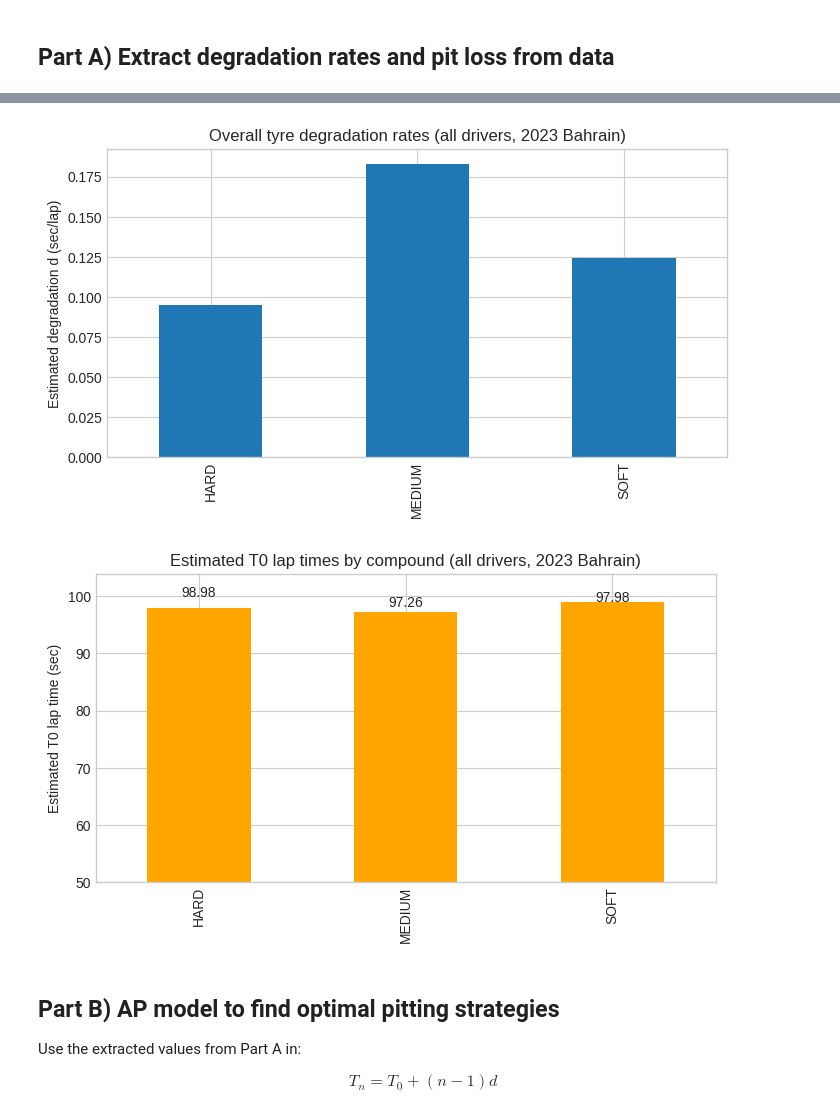
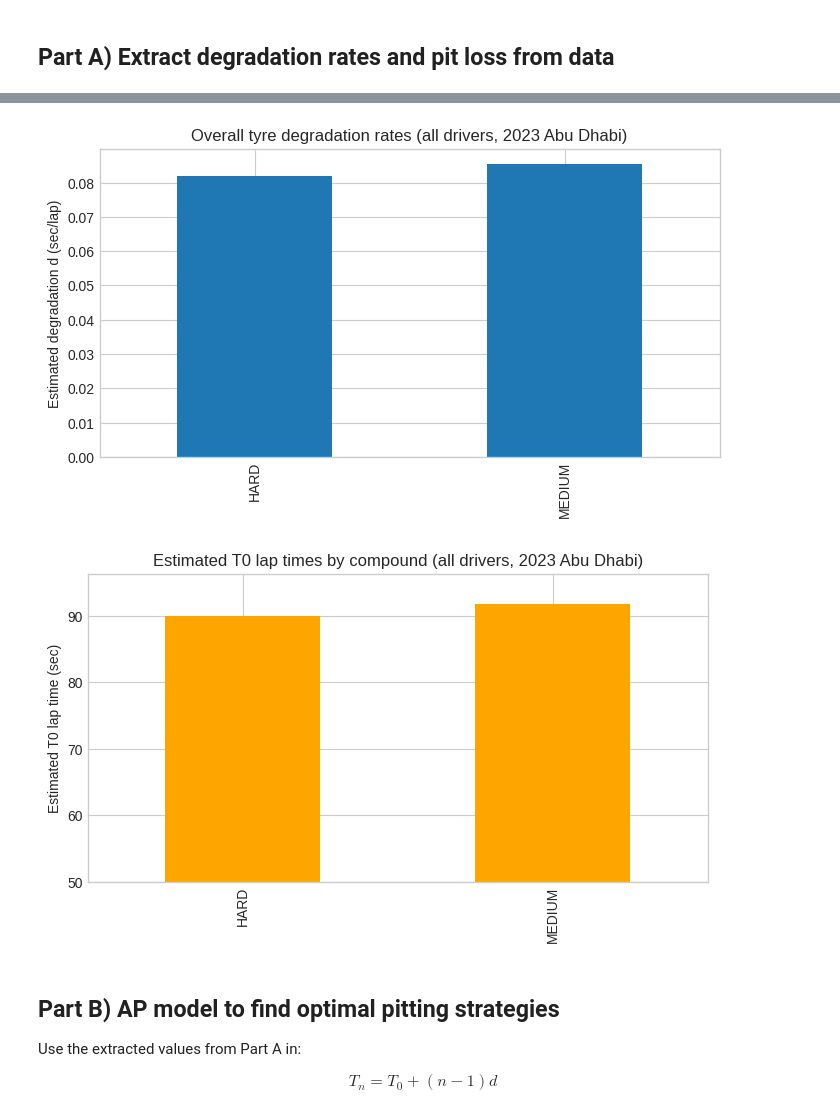
Before and after one commit to DET171/mit-2026, a Jupyter notebook: f1_tyre_degradation_all_drivers.ipynb, the cells around one changed output, grey strips where cells are left out. Saved outputs shown, nothing was run; the diff lists cells and outputs as text; code cells hidden in the pictures.

```diff
--- a/f1_tyre_degradation_all_drivers.ipynb
+++ b/f1_tyre_degradation_all_drivers.ipynb
@@ -26,7 +26,7 @@ fastf1.Cache.enable_cache('fastf1_cache')
 # %%
 # ---------- Inputs ----------
 YEAR = 2023
-GRAND_PRIX = 'Bahrain'
+GRAND_PRIX = 'Abu Dhabi'
 SESSION = 'R'
 
 COMPOUNDS_TO_ANALYZE = ['SOFT', 'MEDIUM', 'HARD']
@@ -74,6 +71,13 @@ def prepare_nonpit_laps(laps_df, group_cols):
     laps = laps.sort_values(group_cols + ['LapNumber']).copy()
     laps['TyreLap'] = laps.groupby(group_cols).cumcount() + 1
     laps['LapDeltaSec'] = laps.groupby(group_cols)['LapTimeSec'].diff()
+
+		# also remove SC/VSC laps if possible, as they can bias the estimates
+    # if 'IsSafetyCar' in laps.columns:
+    #   laps = laps[~laps['IsSafetyCar']].copy()
+    # if 'IsVirtualSafetyCar' in laps.columns:
+    #   laps = laps[~laps['IsVirtualSafetyCar']].copy()
+
     return laps
 
 
@@ -110,7 +114,7 @@ def estimate_overall_deg_rates(nonpit_laps, compounds, fuel_track_gain):
 
     for c in compounds:
         tmp = nonpit_laps[nonpit_laps['CompoundU'] == c].copy()
-        if len(tmp) < 6:
+        if len(tmp) < 8:
             continue
 
         # Remove race trend first, then estimate tyre-age effect robustly.
@@ -247,7 +251,7 @@ model_inputs = {
 
 print('model_inputs =')
 print(model_inputs)
-display(pit_loss_events_df)
+display(pit_loss_events_df.head())
 
 summary_df = pd.DataFrame({
     'compound': list(deg_rate_by_compound.keys()),
@@ -287,23 +279,20 @@ model_inputs =
 # %%
 plt.figure(figsize=(8, 4))
 pd.Series(deg_rate_by_compound).sort_index().plot(kind='bar')
 plt.ylabel('Estimated degradation d (sec/lap)')
 plt.title(f'Overall tyre degradation rates (all drivers, {YEAR} {GRAND_PRIX})')
 plt.show()
 
 # show T0 times for each compound
 plt.figure(figsize=(8, 4))
 pd.Series(base_lap_by_compound).sort_index().plot(kind='bar', color='orange')
 plt.ylabel('Estimated T0 lap time (sec)')
 plt.title(f'Estimated T0 lap times by compound (all drivers, {YEAR} {GRAND_PRIX})')
 plt.ylim(50)
-# show exact seconds on top of bars
-for i, (c, t0) in enumerate(base_lap_by_compound.items()):
-		plt.text(i, t0 + 0.5, f'{t0:.2f}', ha='center', va='bottom')
 plt.show()
 # %% [output]
-[figure, old version]
+[figure, new version]
-[figure, old version]
+[figure, new version]
 # %% [markdown]
 ## Part B) AP model to find optimal pitting strategies
 
```
Also changed, not shown: parts of 3 cells of this notebook, 2 other files.
